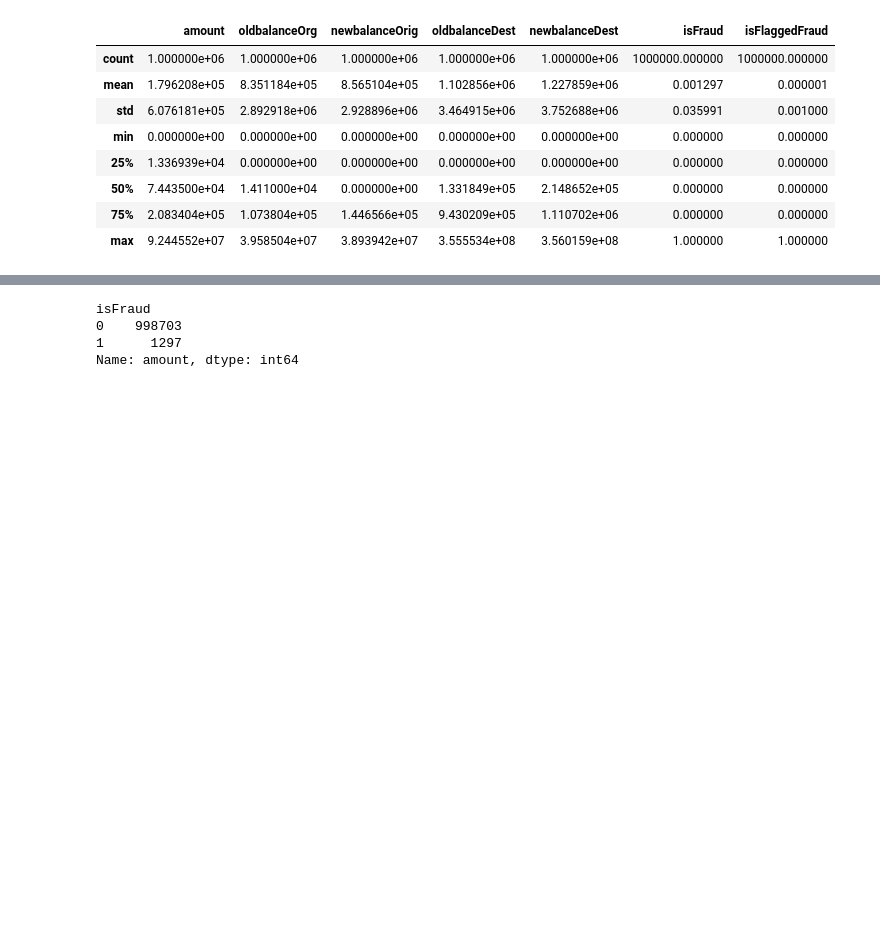
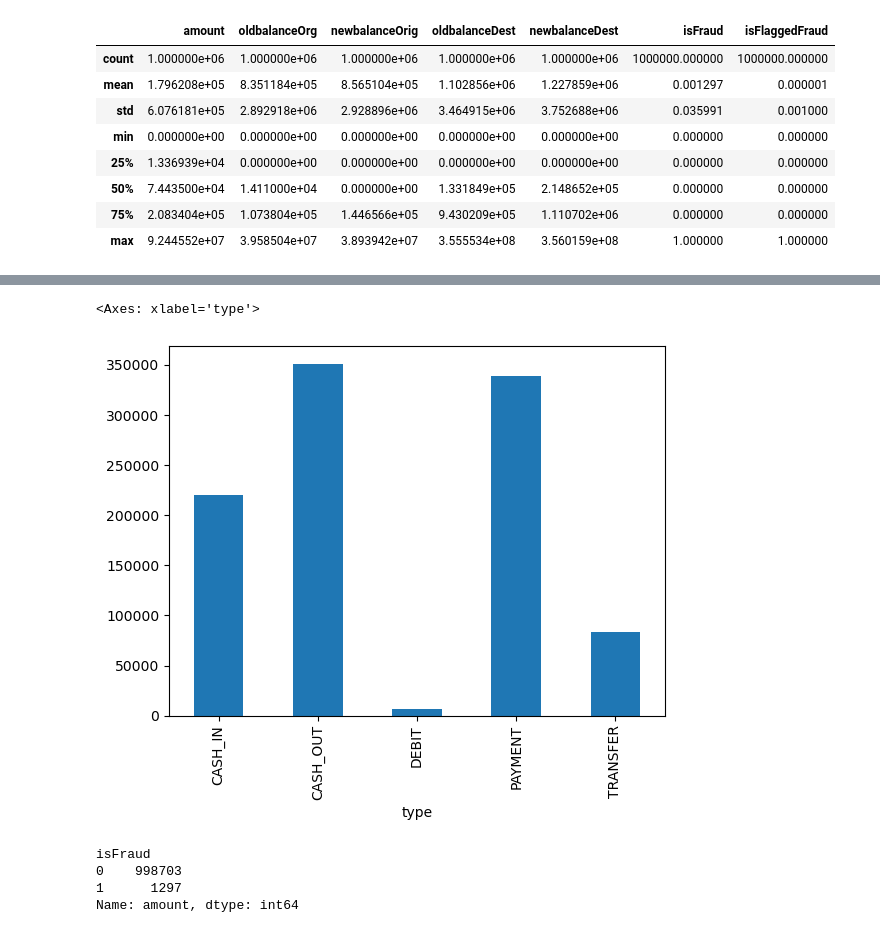
Before and after one commit to Klemaine/Caishen-Fraud-Detection-MLM, a Jupyter notebook: notebooks/eda.ipynb, the cells around one changed output, grey strips where cells are left out. Cells and saved outputs as stored; diff of their text form; code cells hidden in the pictures; blank space fills up the shorter version.

```diff
--- a/notebooks/eda.ipynb
+++ b/notebooks/eda.ipynb
@@ -65,3 +80,8 @@ transactions.describe()
+# %%
+transactions.groupby("type")["amount"].count().plot.bar()
+# %% [output]
+<Axes: xlabel='type'>
+[figure, added]
 # %%
 transactions.groupby("isFraud")["amount"].count()
 # %% [output]
```
Also changed, not shown: parts of 17 cells of this notebook, 3 other files.
